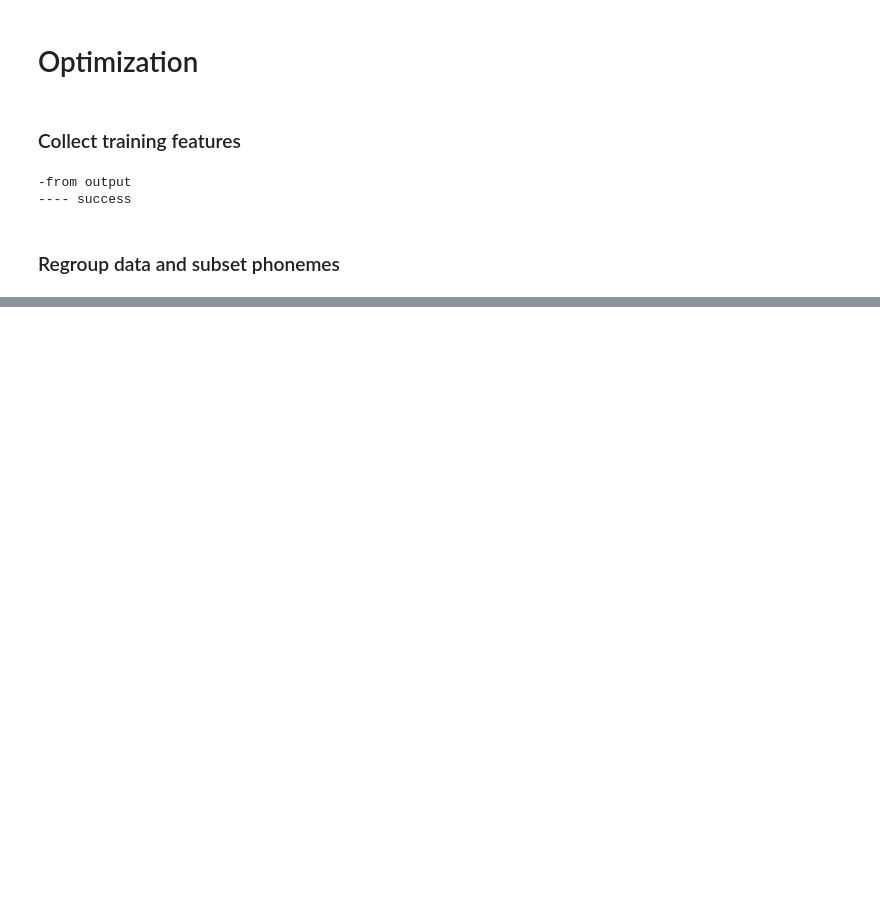
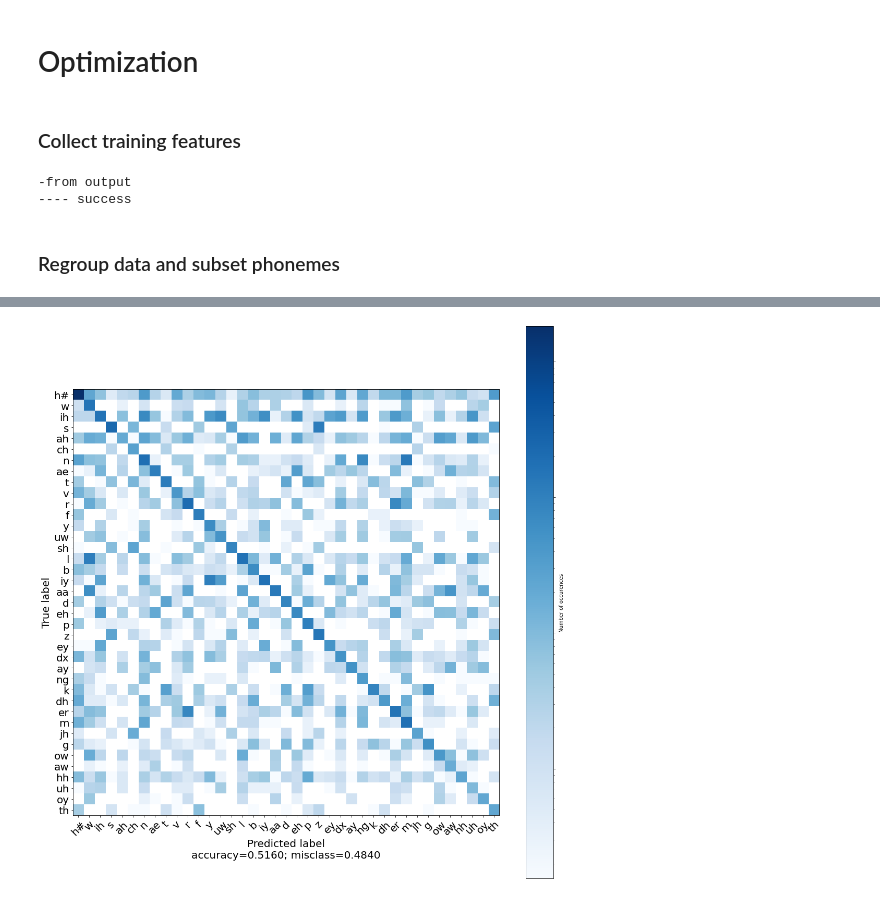
Before and after one commit to jorisptrs/Bachelor-Thesis, a Jupyter notebook: Code/experiments/exp1_classification/classification.ipynb, the cells around one changed output, grey strips where cells are left out. Drawn from its saved outputs; the diff is of its cells as text; code cells hidden in the pictures; blank space fills up the shorter version.

Commit message:
Plotting aperture adaptation

```diff
--- a/Code/experiments/exp1_classification/classification.ipynb
+++ b/Code/experiments/exp1_classification/classification.ipynb
@@ -55,5 +57,5 @@ features_train, labels_train, _ = dl.collectFeaturesInSegments(
 # %%
 from dataset.data_processing import *
 
-phonemes, features_train, labels_train = filter_data(features_train, labels_train, limit=2000)
+phonemes, features_train, labels_train = filter_data(features_train, labels_train, limit=200)
 # %% [output]
@@ -115,0 +130,11 @@ class Classifier(BaseEstimator, ClassifierMixin):
+# %%
+clas = Classifier(1.5,
+    .2,
+    1.5,
+    .1)
+
+clas.fit(features_train, labels_train, **{
+    "n_mels": n_mels,
+    "XorZ": "X",
+    "N": 100
+})
@@ -115,0 +175,75 @@ class Classifier(BaseEstimator, ClassifierMixin):
+# %%
+from sklearn.metrics import confusion_matrix
+
+labels_pred = clas.predict(features_test)
+cm = confusion_matrix(labels_test, labels_pred, labels=phonemes)
+# %%
+def plot_confusion_matrix(cm,
+                          target_names,
+                          title='',
+                          cmap=None,
+                          normalize=True,
+                          font_size=20):
+    """
+    given a sklearn confusion matrix (cm), make a nice plot
+
+    Arguments
+    ---------
+    cm:           confusion matrix from sklearn.metrics.confusion_matrix
+
+    target_names: given classification classes such as [0, 1, 2]
+                  the class names, for example: ['high', 'medium', 'low']
+
+    title:        the text to display at the top of the matrix
+
+    cmap:         the gradient of the values displayed from matplotlib.pyplot.cm
+                  see http://matplotlib.org/examples/color/colormaps_reference.html
+                  plt.get_cmap('jet') or plt.cm.Blues
+
+    normalize:    If False, plot the raw numbers
+                  If True, plot the proportions
+
+    Usage
+    -----
+    plot_confusion_matrix(cm           = cm,                  # confusion matrix created by
+                                                              # sklearn.metrics.confusion_matrix
+                          normalize    = True,                # show proportions
+                          target_names = y_labels_vals,       # list of names of the classes
+                          title        = best_estimator_name) # title of graph
+
+    Citiation
+    ---------
+    http://scikit-learn.org/stable/auto_examples/model_selection/plot_confusion_matrix.html
+
+    """
+    from matplotlib import colors
+    plt.rcParams['text.usetex'] = False
+
+    accuracy = np.trace(cm) / float(np.sum(cm))
+    misclass = 1 - accuracy
+
+    if cmap is None:
+        cmap = plt.get_cmap('Blues')
+    norm = colors.LogNorm()
+    plt.figure(figsize=default_fig_size)
+    plt.imshow(cm/np.sum(cm), interpolation='nearest', cmap=cmap, norm=norm)
+    #plt.imshow(cm/np.max(cm), interpolation='nearest', cmap=cmap, norm=norm)
+    plt.title(title)
+    cbar = plt.colorbar(label = "Number of occurences")
+    tick_labs = cbar.ax.get_yticklabels()
+    cbar.ax.set_yticklabels(tick_labs, fontsize=font_size)
+
+    if target_names is not None:
+        tick_marks = np.arange(len(target_names))
+        plt.xticks(tick_marks, target_names, rotation=45, fontsize = font_size)
+        plt.yticks(tick_marks, target_names, fontsize = font_size)
+
+    plt.tight_layout()
+    plt.ylabel('True label', fontsize = font_size)
+    plt.xlabel('Predicted label\naccuracy={:0.4f}; misclass={:0.4f}'.format(accuracy, misclass), fontsize = font_size)
+    plt.show()
+
+# Plot non-normalized confusion matrix
+plot_confusion_matrix(cm, target_names=phonemes, font_size=default_font_size)
+# %% [output]
+[figure, added]
```
Also changed, not shown: parts of 25 cells of this notebook, 4 other files.
